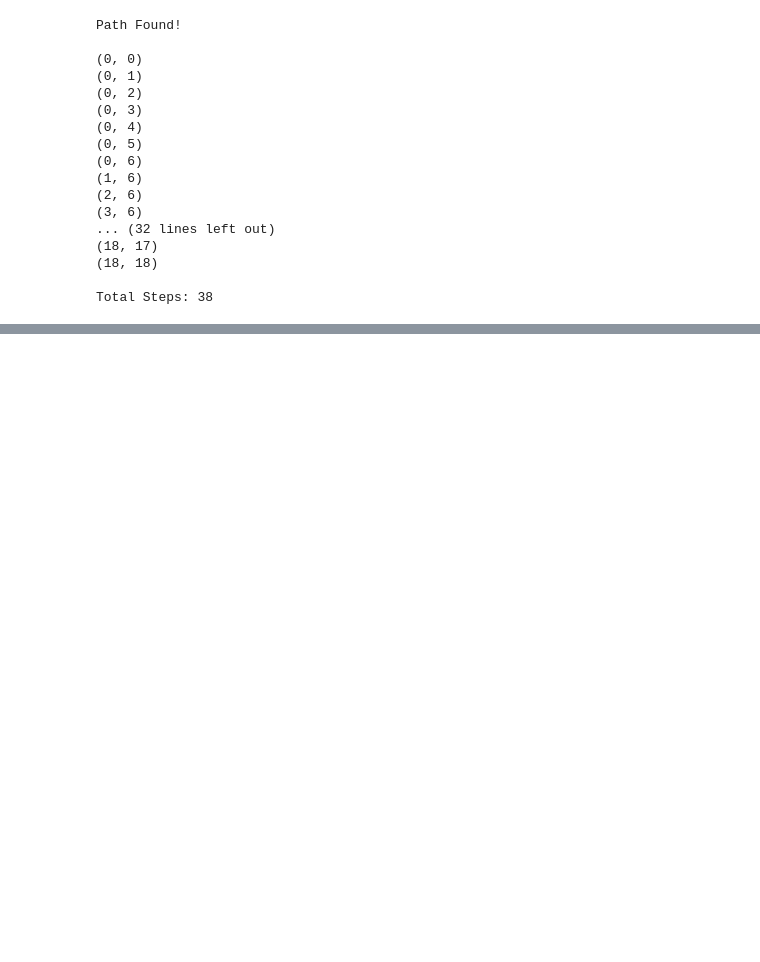
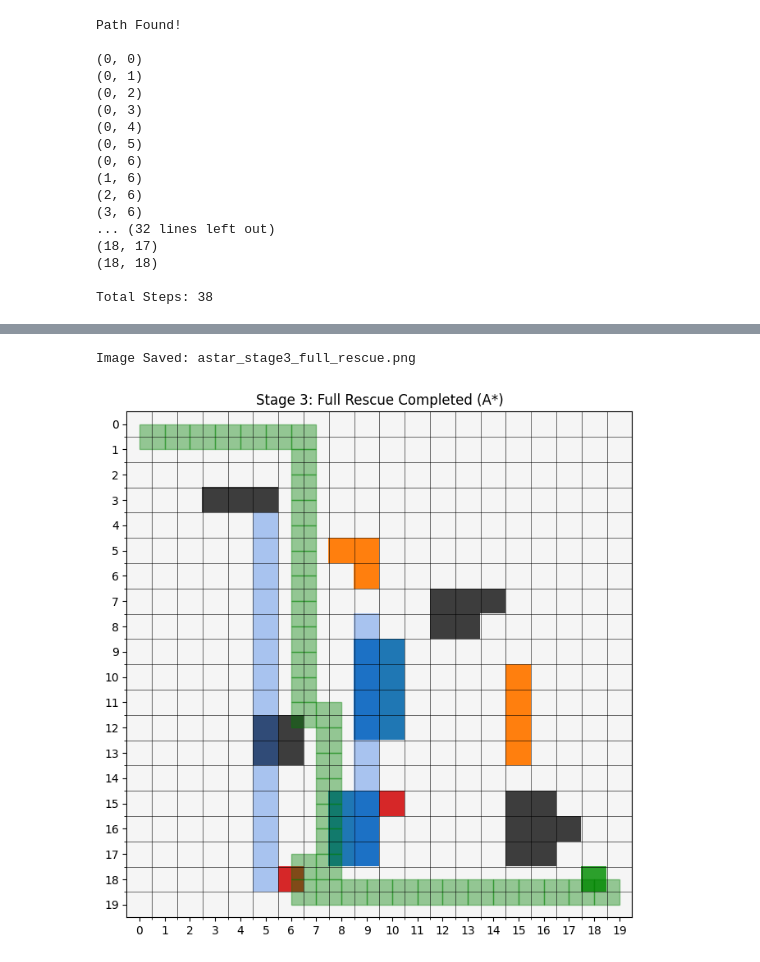
Before and after one commit to RadhikaKapoor383/Flood-Evacuation-and-Rescue-Management-System, a Jupyter notebook: Algorithms/A-star.ipynb, the cells around one changed output, grey strips where cells are left out. Saved outputs shown, nothing was run; the diff lists cells and outputs as text; code cells hidden in the pictures; blank space fills up the shorter version.

```diff
--- a/Algorithms/A-star.ipynb
+++ b/Algorithms/A-star.ipynb
@@ -358,0 +580,5 @@ Total Steps: 38
+# %%
+display_full_rescue_path(full_path)
+# %% [output]
+Image Saved: astar_stage3_full_rescue.png
+[figure, added]
```
Also changed, not shown: parts of 6 cells of this notebook, 12 other files.
